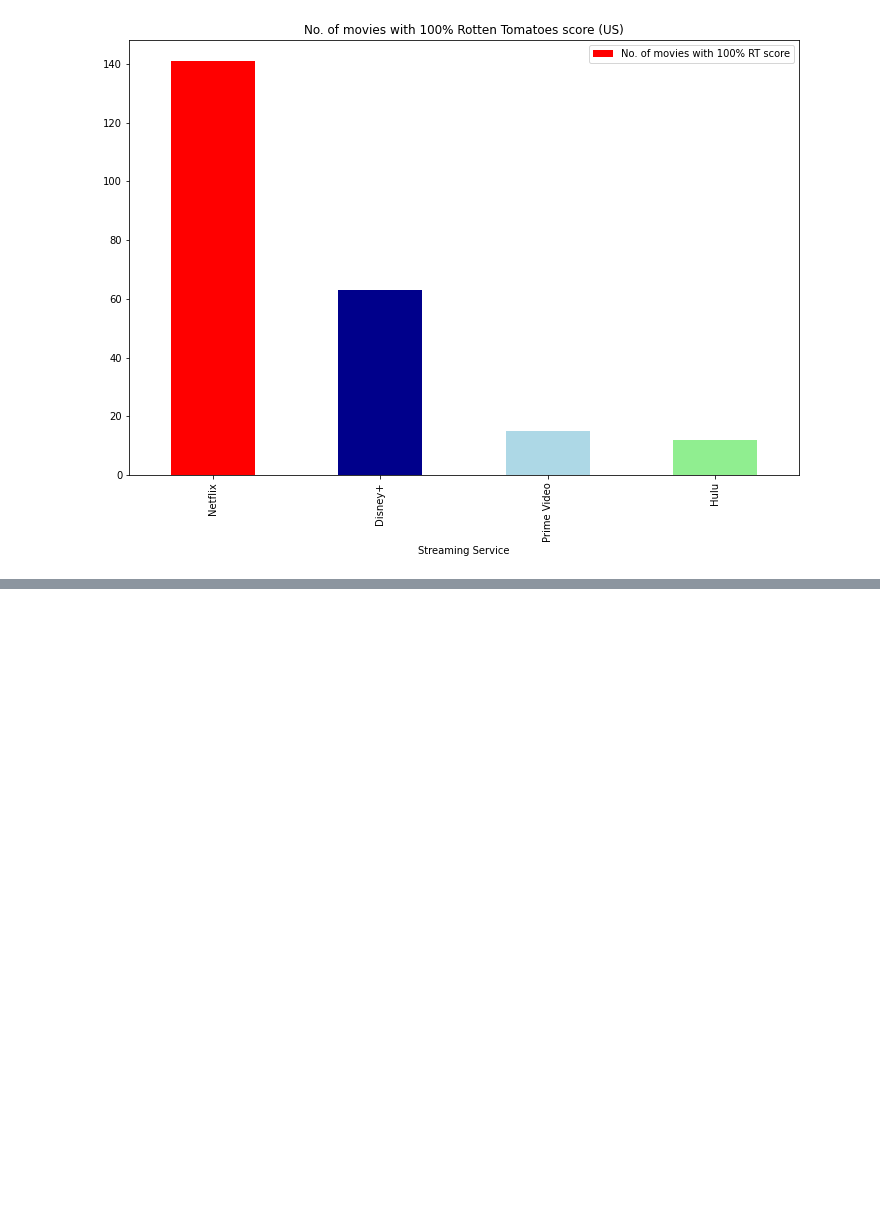
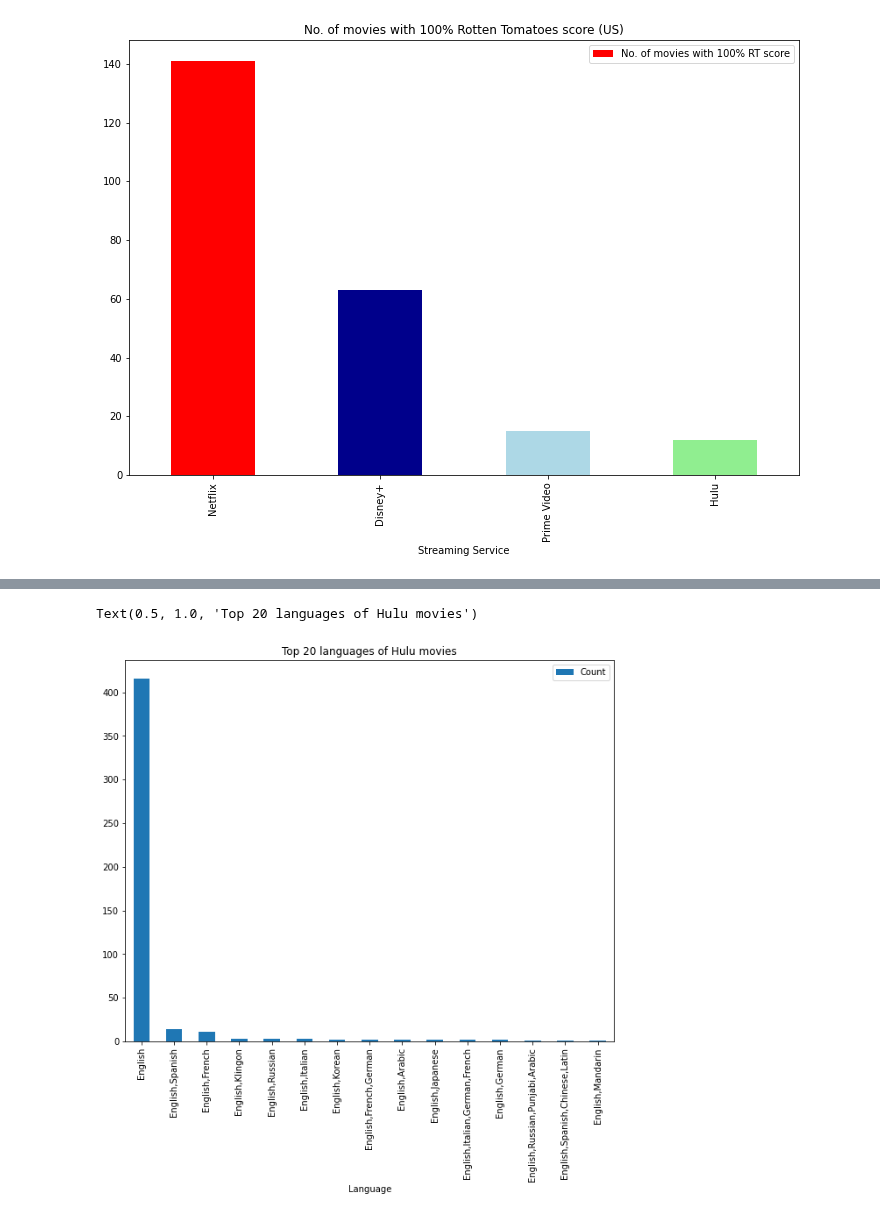
Before and after one commit to jacance/streaming-service-analysis, a Jupyter notebook: huluprimeflix_tara.ipynb, the cells around one changed output, grey strips where cells are left out. Drawn from its saved outputs; the diff is of its cells as text; code cells hidden in the pictures; blank space fills up the shorter version.

```diff
--- a/huluprimeflix_tara.ipynb
+++ b/huluprimeflix_tara.ipynb
@@ -785,0 +814,4 @@ rot_tom_scores_US.sort_values(ascending=False, by="No. of movies with 100% RT sc
+# %%
+hulu_lang = hulu_data_US["Language"].value_counts().head(15)
+hulu_lang_df = hulu_lang.to_frame().reset_index().rename(columns={'index':'Language','Language':'Count'} )
+hulu_lang_df.head(20)
@@ -785,0 +835,6 @@ rot_tom_scores_US.sort_values(ascending=False, by="No. of movies with 100% RT sc
+# %%
+hulu_lang_df.plot.bar('Language', figsize=(10,8))
+plt.title('Top 20 languages of Hulu movies')
+# %% [output]
+Text(0.5, 1.0, 'Top 20 languages of Hulu movies')
+[figure, added]
```
Also changed, not shown: parts of 6 cells of this notebook.
